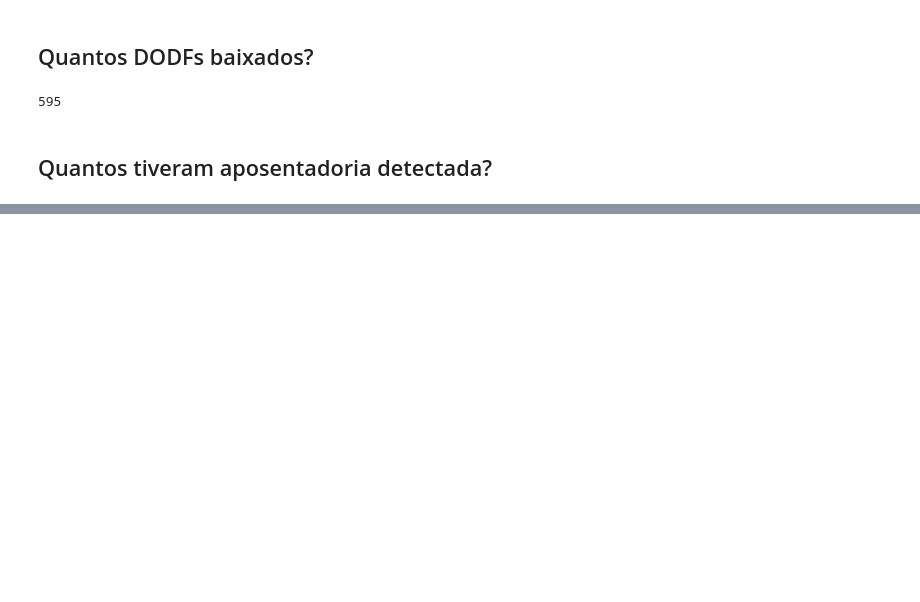
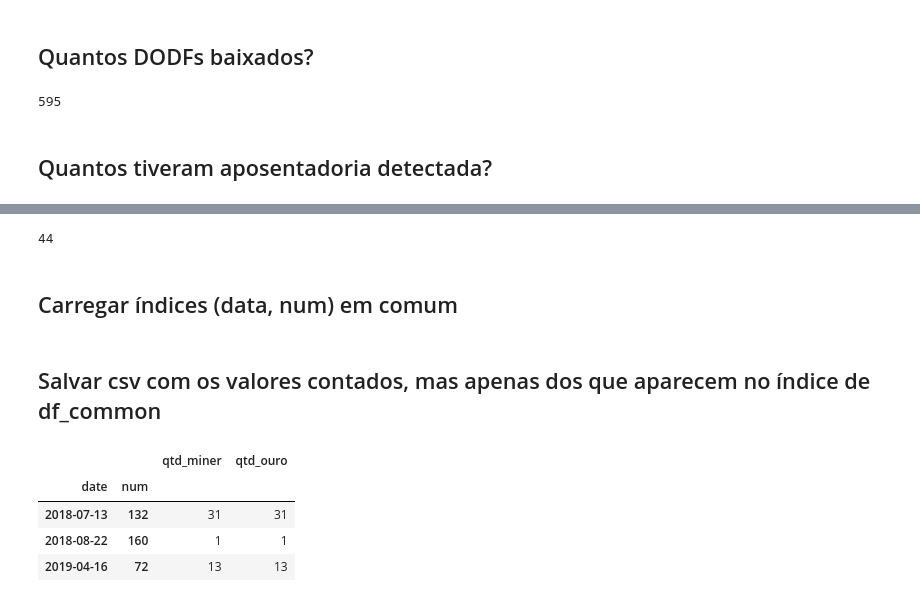
Before and after one commit to UnB-KnEDLe/experiments, a Jupyter notebook: members/maffei/aposentadoria-ouro-comparacao/extract-dodfminer-dodfs_flat.ipynb, the cells around one changed output, grey strips where cells are left out. Drawn from its saved outputs; the diff is of its cells as text; code cells hidden in the pictures; blank space fills up the shorter version.

```diff
--- a/members/maffei/aposentadoria-ouro-comparacao/extract-dodfminer-dodfs_flat.ipynb
+++ b/members/maffei/aposentadoria-ouro-comparacao/extract-dodfminer-dodfs_flat.ipynb
@@ -45,13 +24,14 @@ sorted(dodfs_txt)
 # %% [markdown]
 ## Quantos DODFs baixados?
 # %%
-dodfs_txt = glob.glob('data/dodfs_flat/*.txt')
-df['file'] = [i.split('/')[-1] for i in dodfs_txt]
+df = pd.DataFrame()
+dodfs_text = glob.glob('data/dodfs_flat/*.txt')
+df['file'] = [i.split('/')[-1] for i in dodfs_text]
 df['date'] = [get_reverse_date(s) for s in df.file]
 # df['date'] = pd.to_datetime(df.date)
 df['num'] = [get_num(s) for s in df.file]
 df.drop('file', axis=1, inplace=True)
-len(dodfs_txt)
+len(dodfs_text)
 # %% [output]
 595
 # %% [markdown]
@@ -318,0 +57,24 @@ df_bad
+# %%
+# 'TIPO_DODF' é apenas uma coluna para depois contar
+cols = ['DATA_DODF', 'NUM_DODF', 'TIPO_DODF']
+
+
+_ = douro[cols].copy()
+_.rename({'DATA_DODF':'date', 'NUM_DODF':'num'}
+         , axis=1, inplace=True)
+
+gp_ouro = _.groupby(['date', 'num']).count()
+gp_ouro.columns = ['qtd_ouro']
+gp_ouro.sort_values(['date', 'num'], inplace=True)
+
+gp_miner = df[df.has_act].copy()
+gp_miner.sort_values(['date', 'num'], inplace=True)
+gp_miner.set_index(['date', 'num'], inplace=True)
+gp_miner.drop('has_act', axis=1, inplace=True)
+
+del _
+gc.collect()
+# %% [output]
+44
+# %% [markdown]
+## Carregar índices (data, num) em comum
@@ -318,0 +88,2 @@ df_bad
+# %% [markdown]
+## Salvar csv com os valores contados, mas apenas dos que aparecem no índice de df_common
@@ -318,0 +97,9 @@ df_bad
+# %%
+df_compare = miner_df.join([ouro_df])
+df_compare.sample(3)
+# %% [output]
+|  |  | qtd_miner | qtd_ouro |
+| date | num |  |  |
+| 2018-07-13 | 132 | 31 | 31 |
+| 2018-08-22 | 160 | 1 | 1 |
+| 2019-04-16 | 72 | 13 | 13 |
```
Also changed, not shown: parts of 36 cells of this notebook.
